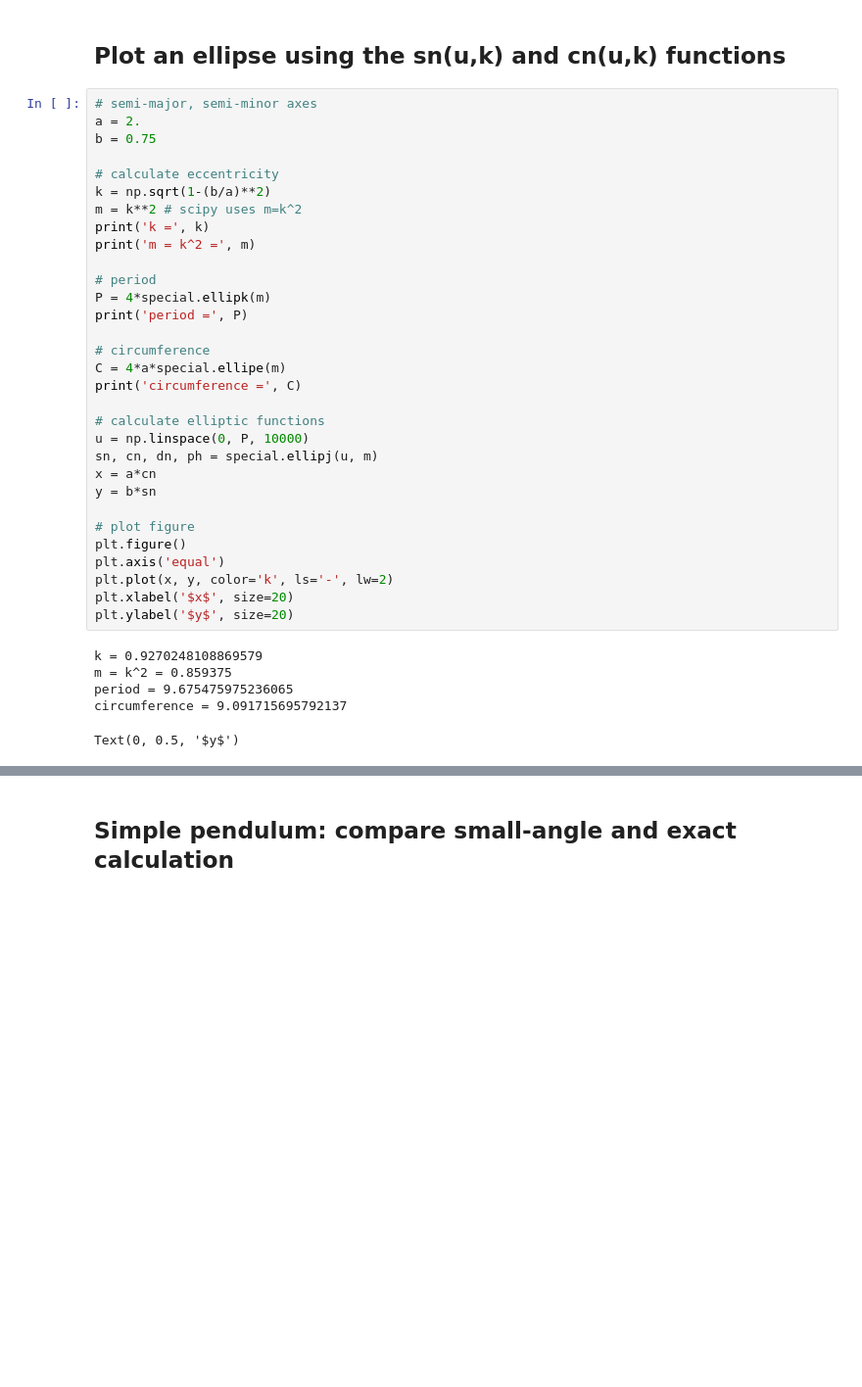
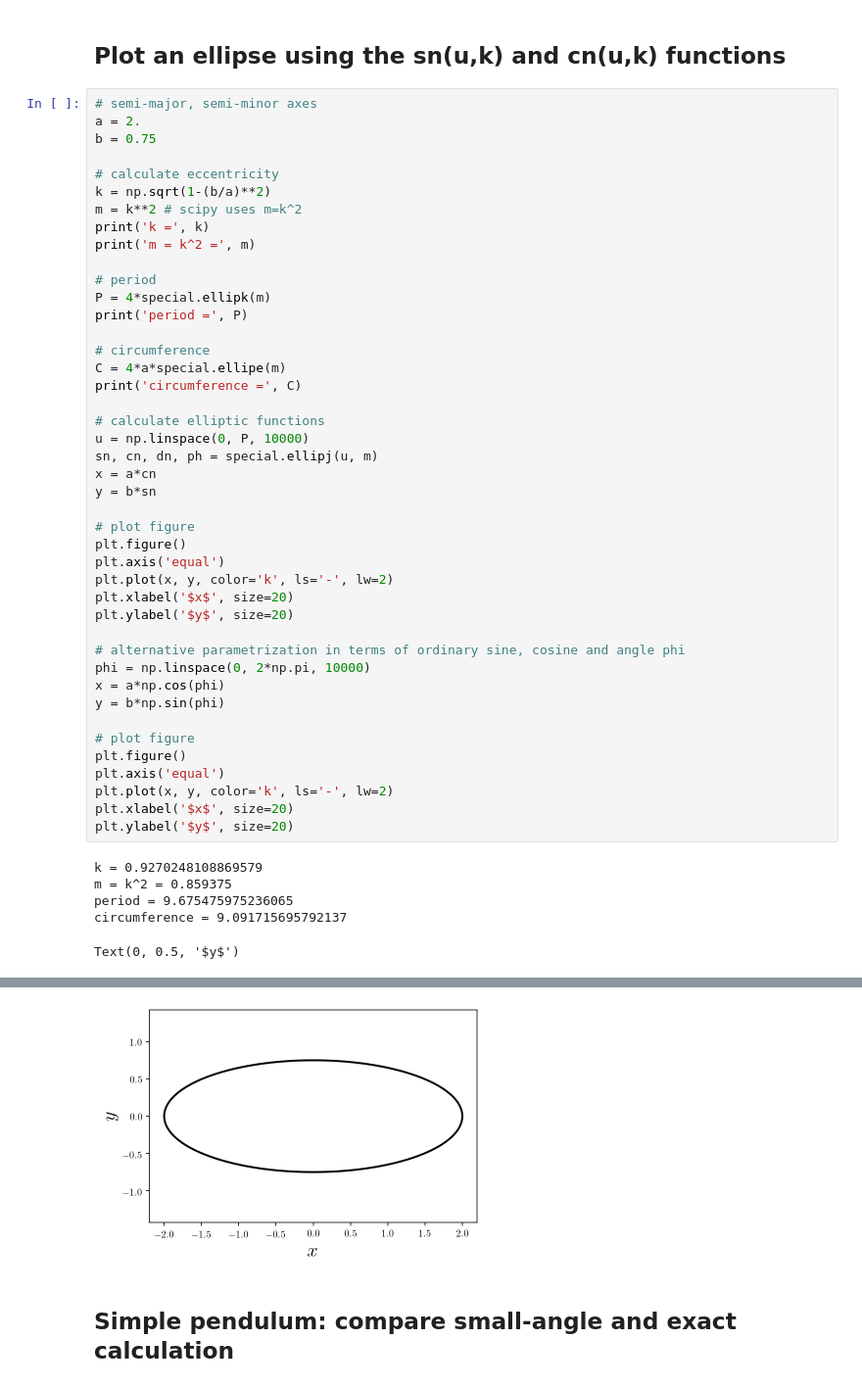
Before and after one commit to josephromano/josephromano.github.io, a Jupyter notebook: PHYS5306/notes/workbook.ipynb, the cells around one changed output, grey strips where cells are left out. Shown at 98% size. Drawn from its saved outputs; the diff is of its cells as text; blank space fills up the shorter version.

```diff
--- a/PHYS5306/notes/workbook.ipynb
+++ b/PHYS5306/notes/workbook.ipynb
@@ -431,33 +520,46 @@ m = k**2 # scipy uses m=k^2
 print('k =', k)
 print('m = k^2 =', m)
 
 # period
 P = 4*special.ellipk(m)
 print('period =', P)
 
 # circumference
 C = 4*a*special.ellipe(m)
 print('circumference =', C)
 
 # calculate elliptic functions
 u = np.linspace(0, P, 10000)
 sn, cn, dn, ph = special.ellipj(u, m)
 x = a*cn
 y = b*sn
 
 # plot figure
 plt.figure()
 plt.axis('equal')
 plt.plot(x, y, color='k', ls='-', lw=2)
 plt.xlabel('$x$', size=20)
 plt.ylabel('$y$', size=20)
+
+# alternative parametrization in terms of ordinary sine, cosine and angle phi
+phi = np.linspace(0, 2*np.pi, 10000)
+x = a*np.cos(phi)
+y = b*np.sin(phi)
+
+# plot figure
+plt.figure()
+plt.axis('equal')
+plt.plot(x, y, color='k', ls='-', lw=2)
+plt.xlabel('$x$', size=20)
+plt.ylabel('$y$', size=20)
 # %% [output]
 k = 0.9270248108869579
 m = k^2 = 0.859375
 period = 9.675475975236065
 circumference = 9.091715695792137
 Text(0, 0.5, '$y$')
 [figure]
+[figure, added]
 # %% [markdown]
 ## Simple pendulum: compare small-angle and exact calculation
 # %%
```
Also changed, not shown: parts of 5 cells of this notebook, 1 other file.
